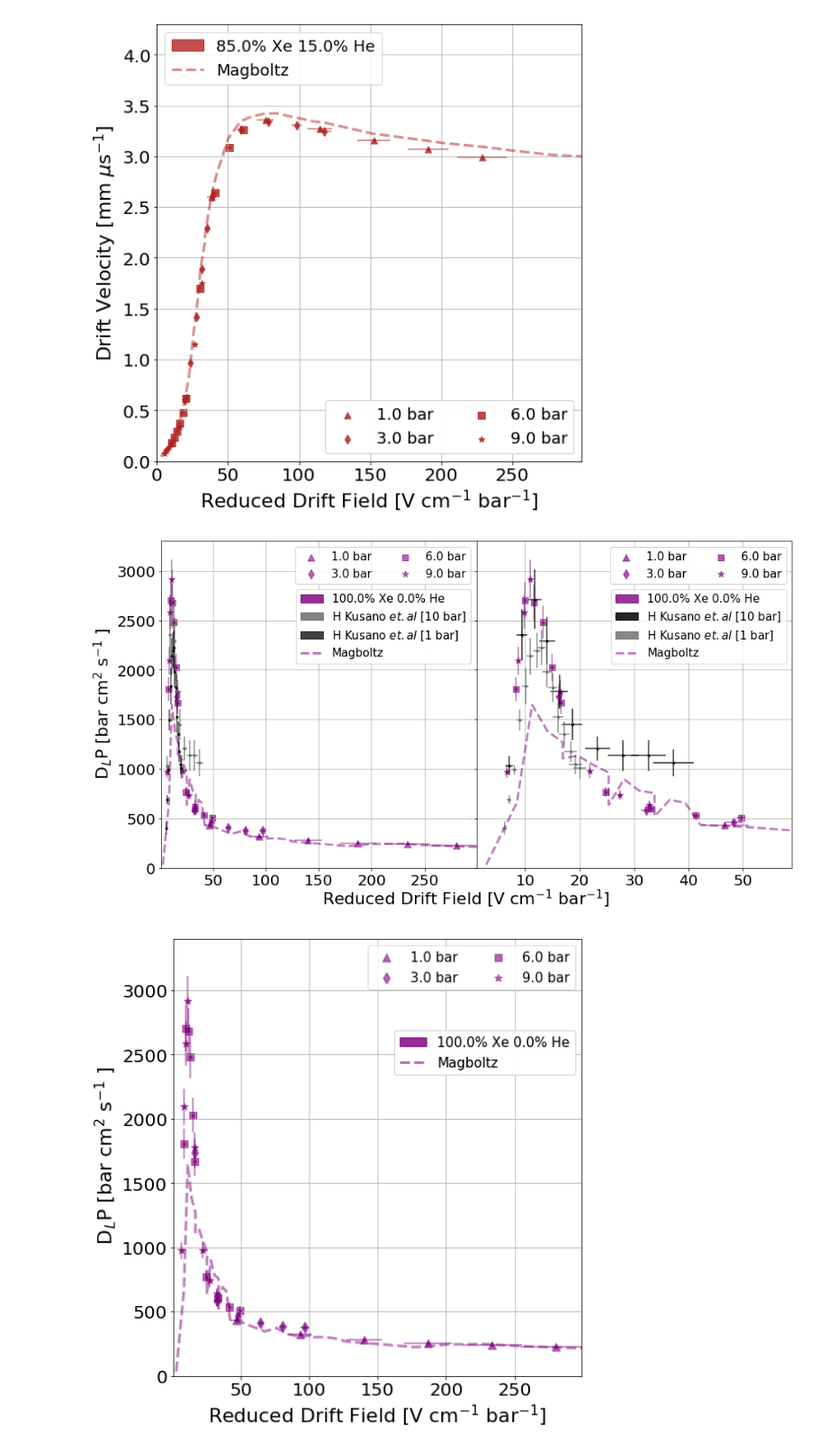
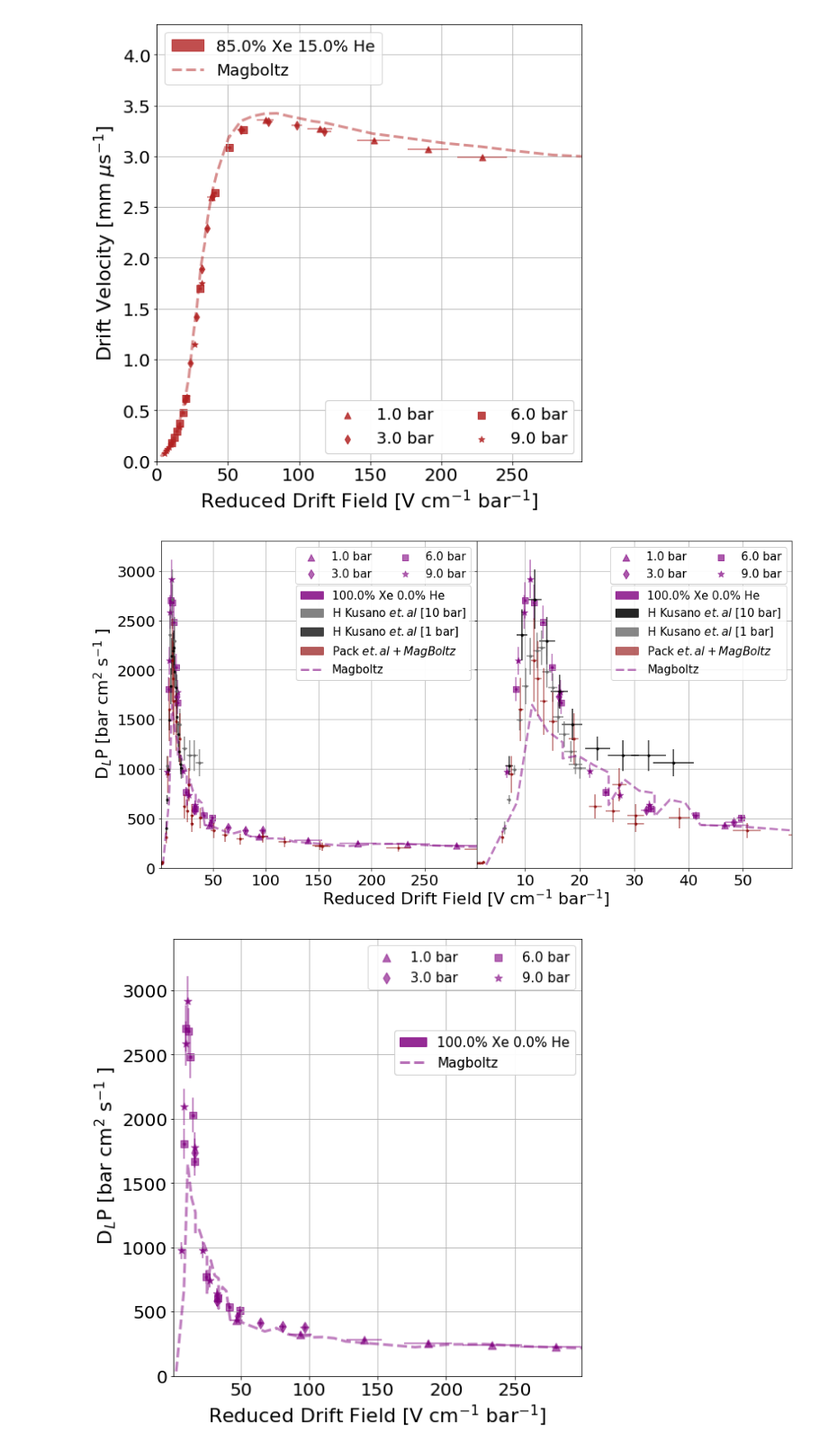
Before and after one commit to AustinMcDonald/GasMixXeHeAr, a Jupyter notebook: XenonHelium-Analysis.ipynb, the cells around one changed output. Shown: that part at 90% size. Cells and saved outputs as stored; diff of their text form; code cells hidden in the pictures.

```diff
--- a/XenonHelium-Analysis.ipynb
+++ b/XenonHelium-Analysis.ipynb
@@ -219,6 +219,8 @@ xerr1 = [0.37253454, 0.39567187, 0.50299237, 0.54027173, 0.6159662, 0.64337723,
 nextX = np.array([22.9,25.9,26.2,28.0,28.3,28.4,29.9,33.2,34.0,37.9,38.0,38.3,42.0,43.4,44.4,47.5,48.6,53.7,57.0])
 nextY = np.array([1357.3, 1213.3, 1167.4, 1161.1, 1320.9, 1195.9, 1105.7, 1058.2, 1034.5, 979.1, 1129.4,
           988.6, 941.1, 939.6, 958.5, 1028.2, 901.6, 869.9, 903.2])
+PACKDlY = np.array([  44.95753003,   52.32015558,   52.21659168,   52.95104595,62.68791474,  311.72653284,  945.09232635, 1603.03881974,2096.78564523, 1912.11537894, 1681.29071074, 1479.38553939,1305.71183623,  840.76296202,  621.68974158,  580.37948042,535.08263345,  451.43513427,  506.48266179,  377.95174325,336.91585133,  293.17217878,  318.83396979,  268.10191478,217.1270528 ,  226.59821997,  206.09970576,  191.81036601,230.54922514,  285.58401283,  382.06046615,  905.69407614,1212.01725447, 1426.10232838, 1094.4509257 ])
+PACKDlX = np.array([7.67572750e-01, 1.17765200e+00, 1.58205675e+00, 1.97413075e+00,2.35667125e+00, 5.79861975e+00, 7.45244850e+00, 9.16310300e+00,1.16039720e+01, 1.23097065e+01, 1.34495960e+01, 1.51353090e+01,1.88862240e+01, 2.73150215e+01, 2.28811827e+01, 2.61318875e+01,3.02881915e+01, 3.02881915e+01, 3.83563652e+01, 5.07729405e+01,6.15128218e+01, 7.56326365e+01, 9.72038795e+01, 1.17765189e+02,1.53603654e+02, 1.51353090e+02, 2.25459331e+02, 3.02881915e+02,3.77943768e+02, 5.30717105e+02, 7.78986179e+02, 1.09386984e+03,1.53603654e+03, 4.57889328e+03, 6.15128218e+03])
 # %%
 sigma_vac = 0.01527
 fig = plt.figure(figsize=(15,8))
@@ -251,14 +253,18 @@ lb1 = mpatches.Patch(color='dimgrey', label=r'H Kusano $\it{et. al}$ [10 bar]',a
 plt.errorbar(xdata1,ydata1,xerr=xerr1,yerr=yerr1,fmt='.',color='k',alpha=0.7)
 lb3 = mpatches.Patch(color='k', label=r'H Kusano $\it{et. al}$ [1 bar]',alpha=0.7)
 
+plt.errorbar(PACKDlX,PACKDlY,xerr=PACKDlX*0.05,yerr=PACKDlY*0.2,fmt='.',color='darkred',alpha=0.6)
+lb4 = mpatches.Patch(color='darkred', label=r'Pack $\it{et. al} + MagBoltz$ ',alpha=0.6)
+
 handles, labels = plt.gca().get_legend_handles_labels()
 by_label = OrderedDict(zip(labels[1:], handles[1:]))
 legend2=plt.legend(by_label.values(), by_label.keys(),loc='upper right',ncol=2,fontsize=15)
 #making the legends
 Pat.append(lb1)
 Pat.append(lb3)
+Pat.append(lb4)
 Pat.append(aa)
-legend1=plt.legend(handles=Pat,loc='center right',bbox_to_anchor=(1, 0.74),ncol=1,fontsize=15)
+legend1=plt.legend(handles=Pat,loc='center right',bbox_to_anchor=(1, 0.72),ncol=1,fontsize=15)
 plt.gca().add_artist(legend1)
 plt.gca().add_artist(legend2)
 
@@ -289,37 +295,41 @@ MBX,MBY,Yer,lab = MB_DL(mm,x)
 aa, = plt.plot(MBX,MBY,linewidth=3,alpha=0.5,color=COL[x],linestyle='--',label='Magboltz')
 
 for x, y, m, L in zip(R, DL, mark,lab_shape):
     plt.scatter(x, y, alpha=0.6,marker=m,color=color,s=80,label=L+" bar")
 #plotting other measurements
 plt.errorbar(xdata,ydata,xerr=xerr,yerr=yerr,fmt='.',color='k',alpha=0.85)
 lb1 = mpatches.Patch(color='k', label=r'H Kusano $\it{et. al}$ [10 bar]',alpha=0.85)
 
 plt.errorbar(xdata1,ydata1,xerr=xerr1,yerr=yerr1,fmt='.',color='dimgrey',alpha=0.8)
 lb3 = mpatches.Patch(color='dimgrey', label=r'H Kusano $\it{et. al}$ [1 bar]',alpha=0.8)
+
+plt.errorbar(PACKDlX,PACKDlY,xerr=PACKDlX*0.05,yerr=PACKDlY*0.2,fmt='.',color='darkred',alpha=0.6)
+lb4 = mpatches.Patch(color='darkred', label=r'Pack $\it{et. al} + MagBoltz$ ',alpha=0.6)
+
 #making the legends
 Pat.append(lb1)
 Pat.append(lb3)
+Pat.append(lb4)
 Pat.append(aa)
-legend1=plt.legend(handles=Pat,loc='center right',bbox_to_anchor=(1, 0.74),ncol=1,fontsize=15)
+legend1=plt.legend(handles=Pat,loc='center right',bbox_to_anchor=(1, 0.72),ncol=1,fontsize=15)
 plt.gca().add_artist(legend1)
 
 handles, labels = plt.gca().get_legend_handles_labels()
 by_label = OrderedDict(zip(labels[1:], handles[1:]))
 legend2=plt.legend(by_label.values(), by_label.keys(),loc='upper right',ncol=2,fontsize=15)
 plt.gca().add_artist(legend2)
-
 
 plt.xlim(1,59)
 plt.ylim(0,3300)
 plt.grid()
 plt.xticks(fontsize=20)
 plt.yticks(fontsize=0)
 fig.text(0.5, 0.04, r'Reduced Drift Field [V cm$^{-1}$ bar$^{-1}$]',fontsize=22, ha='center')
 fig.text(0.04, 0.5, r" D$_L$P [bar cm$^2$ s$^{-1}$ ]",fontsize=22, va='center', rotation='vertical')
-#plt.savefig("/Users/austinmcdonald/Desktop/GAS_MIX_PLOTS/100XE00HE-DIFL"+".pdf")
+#plt.savefig("/Users/mcdonaldad/Desktop/100XE00HE-DIFL"+".pdf")
 plt.show()
 # %% [output]
-[figure, old version]
+[figure, new version]
 # %%
 # 100% xenon diffusion
 plt.figure(figsize=(8,8))
```
Also changed, not shown: parts of 9 cells of this notebook, 3 other files.
